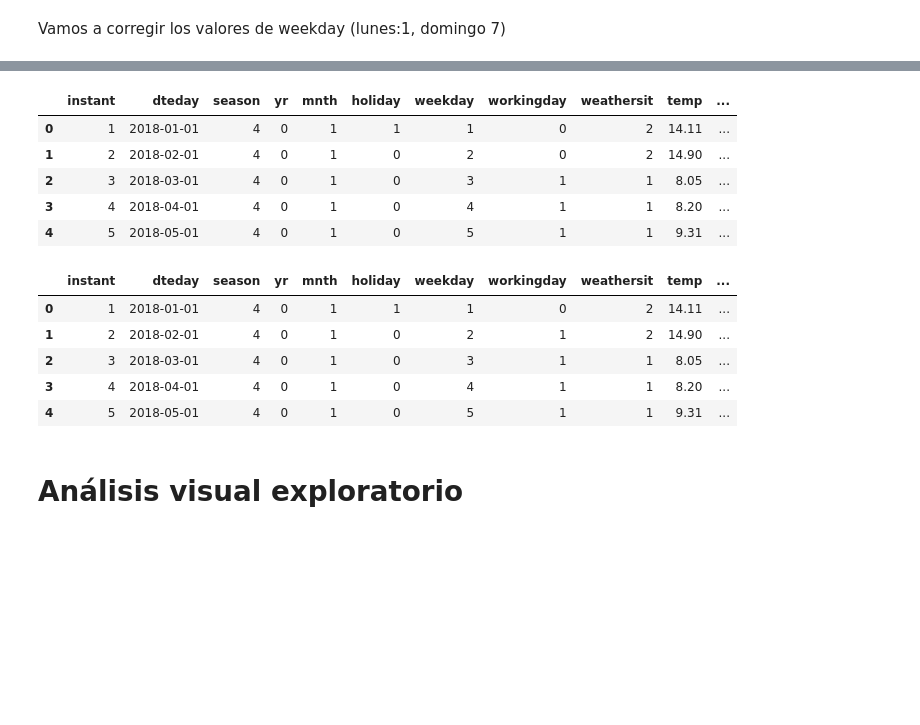
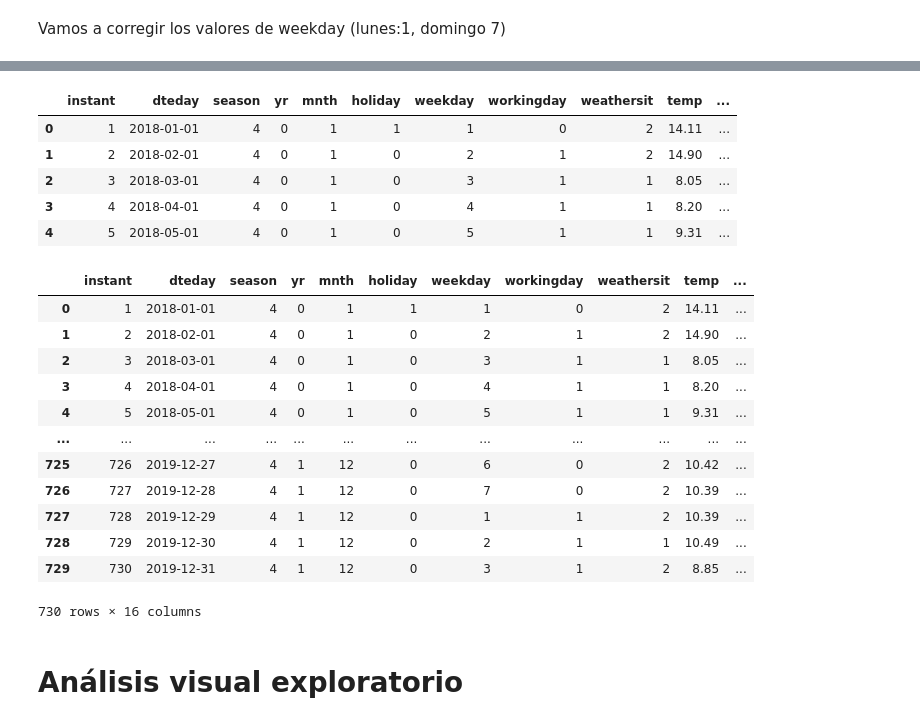
Before and after one commit to Adalab/Adalab-project-da-promo-B-module-3-team-2, a Jupyter notebook: eda.ipynb, the cells around one changed output, grey strips where cells are left out. Saved outputs shown, nothing was run; the diff lists cells and outputs as text; code cells hidden in the pictures; blank space fills up the shorter version.

```diff
--- a/eda.ipynb
+++ b/eda.ipynb
@@ -274,24 +235,35 @@ df.to_csv("./datos/limpieza.csv")
 # %%
 # A partir del csv limpieza, generamos manualmente y fuera del código el csv "limpieza_holidays_bien" introduciendo a mano los días festivos
 # %%
-df2=pd.read_csv('./datos/limpieza_holidays_bien.csv', sep=';', index_col=0)
+df2=pd.read_csv('./datos/limpieza_holidays_bien.csv', sep=',', index_col=0)
 df2.head()
 # %% [output]
 |  | instant | dteday | season | yr | mnth | holiday | weekday | workingday | weathersit | temp | ... |
 | 0 | 1 | 2018-01-01 | 4 | 0 | 1 | 1 | 1 | 0 | 2 | 14.11 | ... |
-| 1 | 2 | 2018-02-01 | 4 | 0 | 1 | 0 | 2 | 0 | 2 | 14.90 | ... |
+| 1 | 2 | 2018-02-01 | 4 | 0 | 1 | 0 | 2 | 1 | 2 | 14.90 | ... |
 | 2 | 3 | 2018-03-01 | 4 | 0 | 1 | 0 | 3 | 1 | 1 | 8.05 | ... |
 | 3 | 4 | 2018-04-01 | 4 | 0 | 1 | 0 | 4 | 1 | 1 | 8.20 | ... |
 | 4 | 5 | 2018-05-01 | 4 | 0 | 1 | 0 | 5 | 1 | 1 | 9.31 | ... |
+# %%
+df2['workingday']= np.where(df2['weekday']>5,0,1)
+# %%
+df2['workingday']=np.where(df2['holiday']==1,0,df2.workingday)
 # %%
-df2.head()
+df2
 # %% [output]
 |  | instant | dteday | season | yr | mnth | holiday | weekday | workingday | weathersit | temp | ... |
 | 0 | 1 | 2018-01-01 | 4 | 0 | 1 | 1 | 1 | 0 | 2 | 14.11 | ... |
 | 1 | 2 | 2018-02-01 | 4 | 0 | 1 | 0 | 2 | 1 | 2 | 14.90 | ... |
 | 2 | 3 | 2018-03-01 | 4 | 0 | 1 | 0 | 3 | 1 | 1 | 8.05 | ... |
 | 3 | 4 | 2018-04-01 | 4 | 0 | 1 | 0 | 4 | 1 | 1 | 8.20 | ... |
 | 4 | 5 | 2018-05-01 | 4 | 0 | 1 | 0 | 5 | 1 | 1 | 9.31 | ... |
+| ... | ... | ... | ... | ... | ... | ... | ... | ... | ... | ... | ... |
+| 725 | 726 | 2019-12-27 | 4 | 1 | 12 | 0 | 6 | 0 | 2 | 10.42 | ... |
+| 726 | 727 | 2019-12-28 | 4 | 1 | 12 | 0 | 7 | 0 | 2 | 10.39 | ... |
+| 727 | 728 | 2019-12-29 | 4 | 1 | 12 | 0 | 1 | 1 | 2 | 10.39 | ... |
+| 728 | 729 | 2019-12-30 | 4 | 1 | 12 | 0 | 2 | 1 | 1 | 10.49 | ... |
+| 729 | 730 | 2019-12-31 | 4 | 1 | 12 | 0 | 3 | 1 | 2 | 8.85 | ... |
+730 rows × 16 columns
 # %% [markdown]
 # Análisis visual exploratorio
 # %%
```
Also changed, not shown: parts of 6 cells of this notebook, 1 other file.
